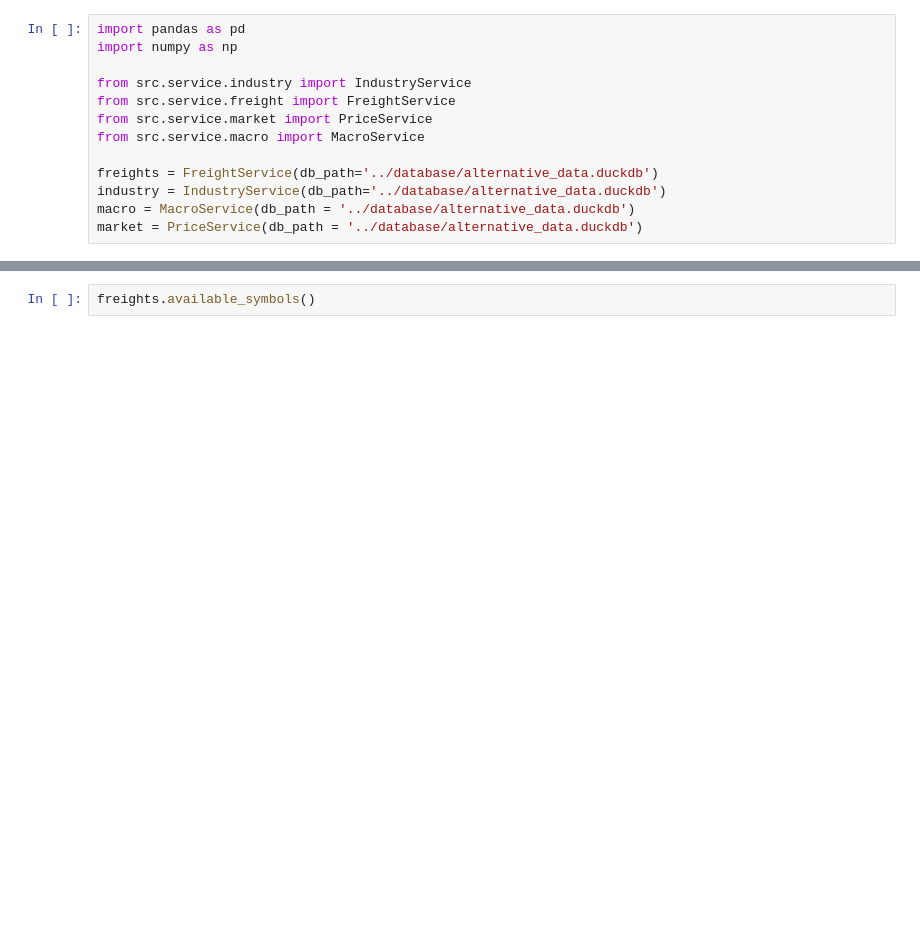
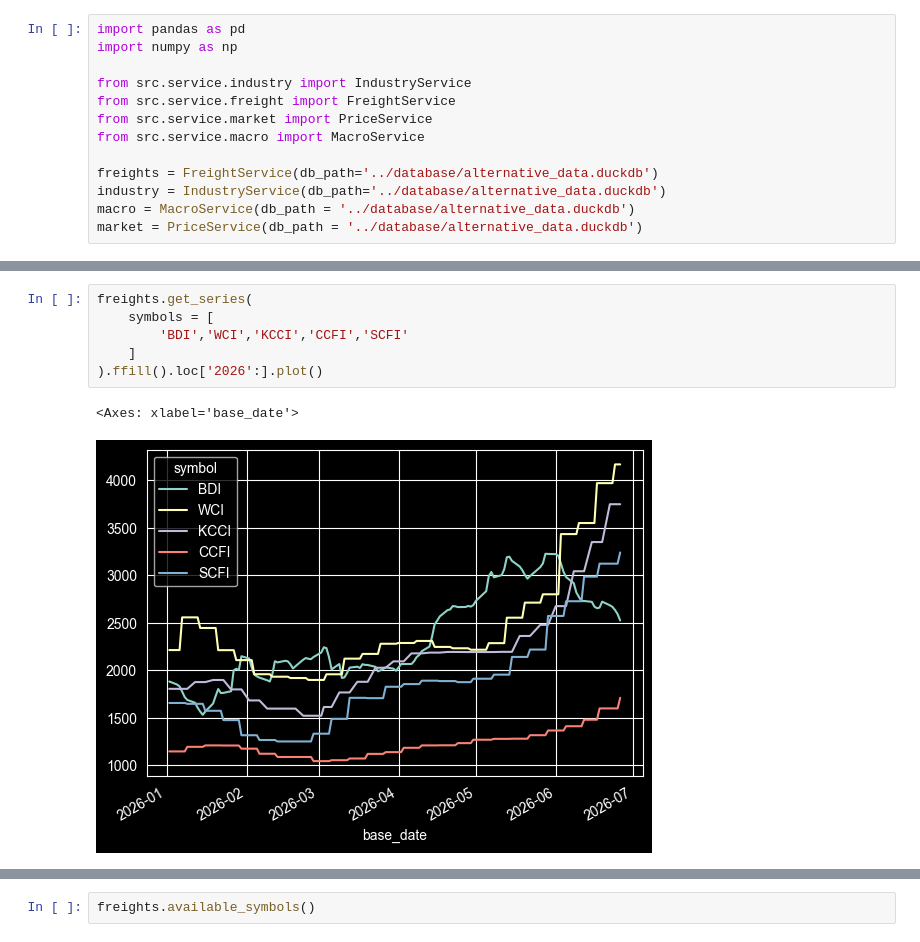
Before and after one commit to Tommylee1013/FinancialData, a Jupyter notebook: Notes/data_valid.ipynb, the cells around one changed output, grey strips where cells are left out. Saved outputs shown, nothing was run; the diff lists cells and outputs as text; blank space fills up the shorter version.

```diff
--- a/Notes/data_valid.ipynb
+++ b/Notes/data_valid.ipynb
@@ -223,3 +279,12 @@ market = PriceService(db_path = '../database/alternative_data.duckdb')
+# %%
+freights.get_series(
+    symbols = [
+        'BDI','WCI','KCCI','CCFI','SCFI'
+    ]
+).ffill().loc['2026':].plot()
+# %% [output]
+<Axes: xlabel='base_date'>
+[figure, added]
 # %%
 industry.get_series(
     symbols = ['DXDDR5M16G','DXDDR4M16G','DXDDR4M8G'],
```
Also changed, not shown: parts of 12 cells of this notebook, 44 other files.
